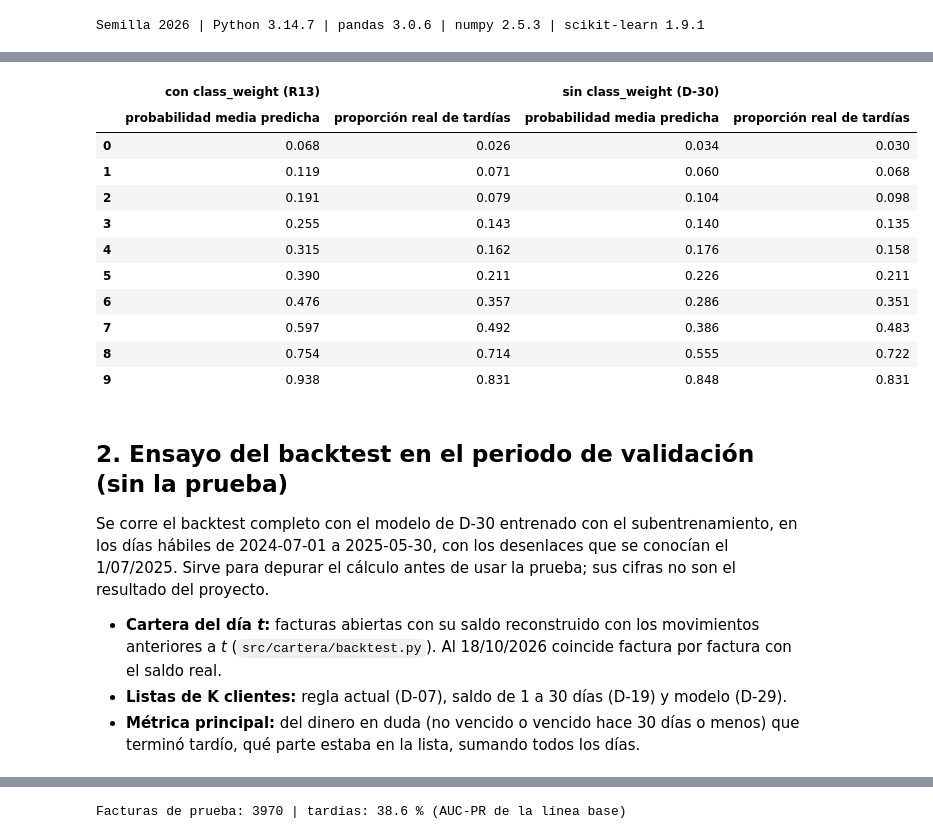
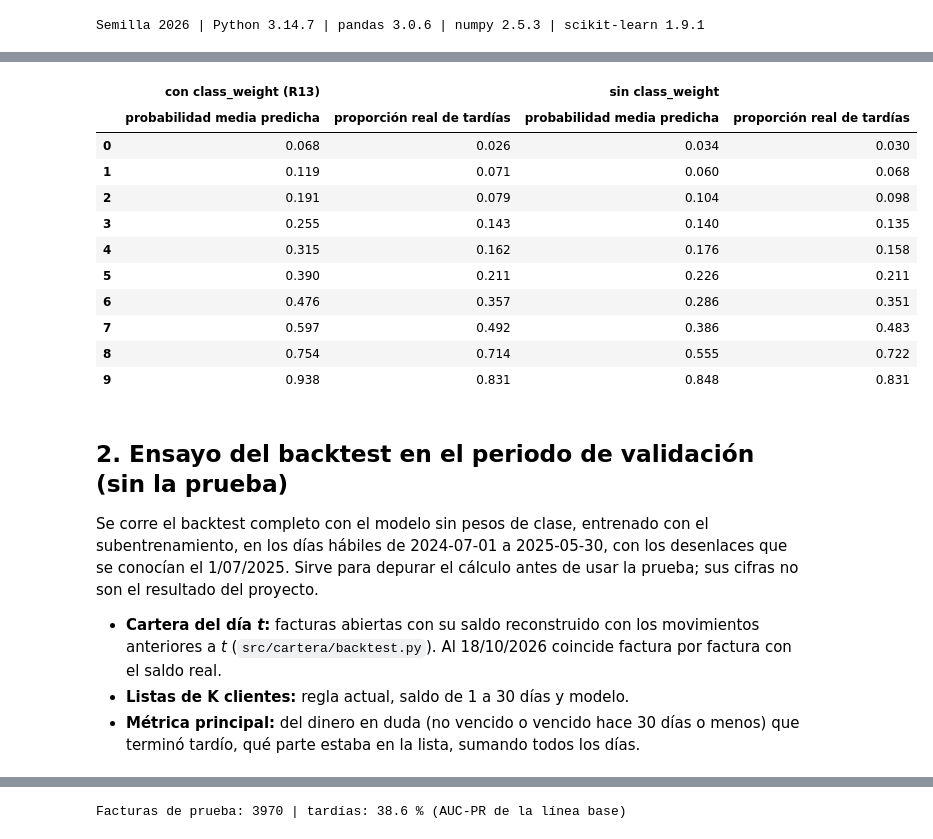
Before and after one commit to yepedraza/priorizacion-cobro-cartera, a Jupyter notebook: entrega/evaluacion_B.ipynb, the cells around one changed output, grey strips where cells are left out. Cells and saved outputs as stored; diff of their text form; code cells hidden in the pictures.

```diff
--- a/entrega/evaluacion_B.ipynb
+++ b/entrega/evaluacion_B.ipynb
@@ -51,12 +51,12 @@ conj = dis.conjuntos(saldos, movs)
 subent, val, ent, prueba = (conj[n] for n in ("subentrenamiento", "validación", "entrenamiento completo", "prueba"))
 
 def logistica(pesos="balanced"):
-    """La logística de R13 (pesos="balanced") o el modelo calibrado de D-30 (pesos=None)."""
+    """La logística de R13 (pesos="balanced") o el modelo calibrado sin pesos (pesos=None)."""
     return Pipeline([("prep", dis.prep_lineal()),
                      ("est", LogisticRegression(class_weight=pesos, max_iter=2000))])
 
 def calibrada(datos_ent):
-    """Modelo de la lista diaria (D-30): logística sin class_weight, calibrada por cómo se ajusta."""
+    """Modelo de la lista diaria: logística sin class_weight, calibrada por cómo se ajusta."""
     return logistica(pesos=None).fit(datos_ent[NUM + CAT], datos_ent.tardia)
 
 def metricas(y, p, n_boot=1000):
@@ -102,9 +102,9 @@ pd.concat({"con class_weight (R13)": metricas(y_val, p_sin)["valor"],
 | Brier | 0.152 | 0.145 |
 # %%
 pd.concat({"con class_weight (R13)": tabla_calibracion(y_val, p_sin),
-           "sin class_weight (D-30)": tabla_calibracion(y_val, p_cal)}, axis=1)
+           "sin class_weight": tabla_calibracion(y_val, p_cal)}, axis=1)
 # %% [output]
-|  | con class_weight (R13) |  | sin class_weight (D-30) |  |
+|  | con class_weight (R13) |  | sin class_weight |  |
 |  | probabilidad media predicha | proporción real de tardías | probabilidad media predicha | proporción real de tardías |
 | 0 | 0.068 | 0.026 | 0.034 | 0.030 |
 | 1 | 0.119 | 0.071 | 0.060 | 0.068 |
@@ -119,13 +119,13 @@ pd.concat({"con class_weight (R13)": tabla_calibracion(y_val, p_sin),
 # %% [markdown]
 ## 2. Ensayo del backtest en el periodo de validación (sin la prueba)
 
-Se corre el backtest completo con el modelo de D-30 entrenado con el subentrenamiento, en los días hábiles
+Se corre el backtest completo con el modelo sin pesos de clase, entrenado con el subentrenamiento, en los días hábiles
 de 2024-07-01 a 2025-05-30, con los desenlaces que se conocían el 1/07/2025. Sirve para depurar el
 cálculo antes de usar la prueba; sus cifras no son el resultado del proyecto.
 
 - **Cartera del día *t*:** facturas abiertas con su saldo reconstruido con los movimientos anteriores
   a *t* (`src/cartera/backtest.py`). Al 18/10/2026 coincide factura por factura con el saldo real.
-- **Listas de K clientes:** regla actual (D-07), saldo de 1 a 30 días (D-19) y modelo (D-29).
+- **Listas de K clientes:** regla actual, saldo de 1 a 30 días y modelo.
 - **Métrica principal:** del dinero en duda (no vencido o vencido hace 30 días o menos) que terminó
   tardío, qué parte estaba en la lista, sumando todos los días.
 # %%
```
Also changed, not shown: parts of 8 cells of this notebook, 25 other files.
